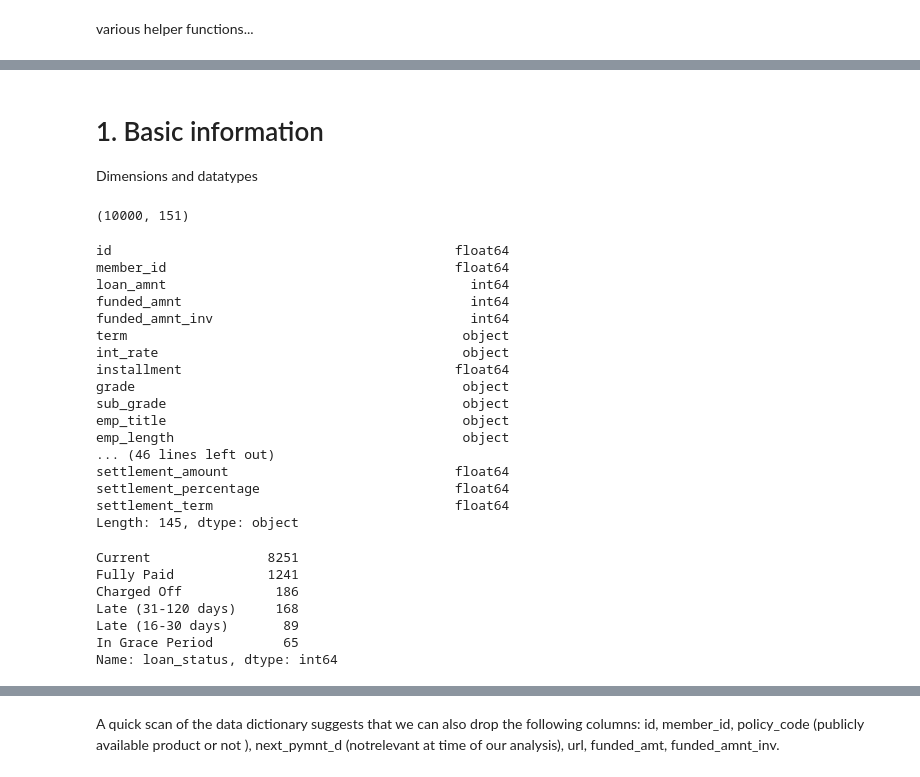
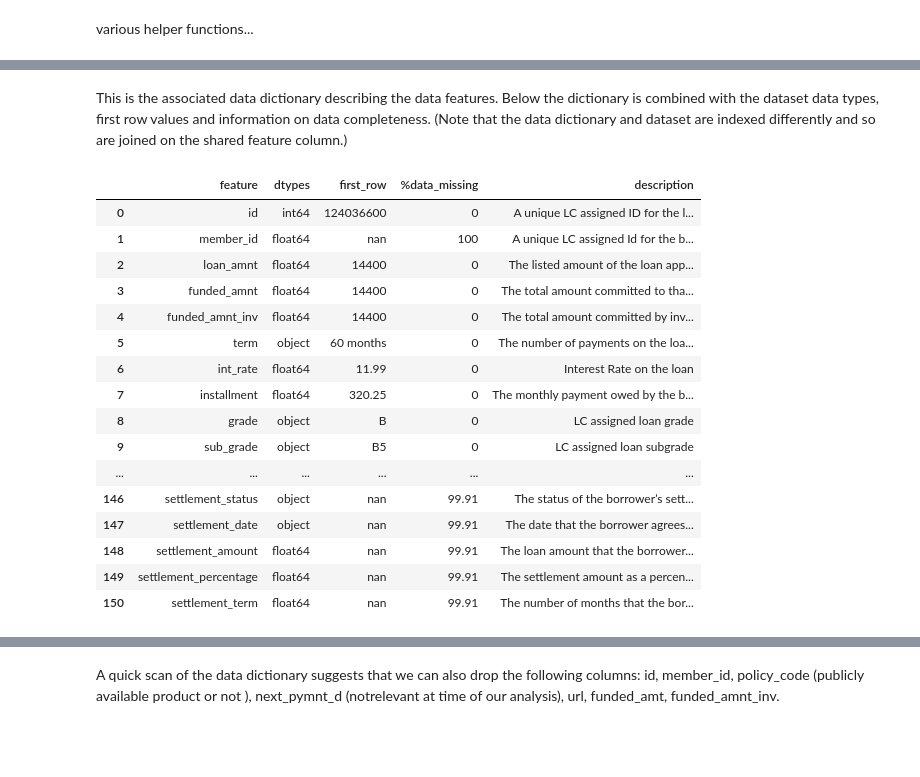
Before and after one commit to harrinac/lending_club_analysis, a Jupyter notebook: Lending Club Analyis.ipynb, the cells around one changed output, grey strips where cells are left out. Cells and saved outputs as stored; diff of their text form; code cells hidden in the pictures; blank space fills up the shorter version.

```diff
--- a/Lending Club Analyis.ipynb
+++ b/Lending Club Analyis.ipynb
@@ -99,44 +64,33 @@ display_all(df.head().T)
-# %% [markdown]
-<span id="basic"></span>
-# 1. Basic information
-Dimensions and datatypes
-# %%
-# Dataframe dimensions
-df.shape
-# %% [output]
-(10000, 151)
-# %%
-# Column datatypes
-df.dtypes
-# %% [output]
-id                                            float64
-member_id                                     float64
-loan_amnt                                       int64
-funded_amnt                                     int64
-funded_amnt_inv                                 int64
-term                                           object
-int_rate                                       object
-installment                                   float64
-grade                                          object
-sub_grade                                      object
-emp_title                                      object
-emp_length                                     object
-... (46 lines left out)
-settlement_amount                             float64
-settlement_percentage                         float64
-settlement_term                               float64
-Length: 145, dtype: object
-# %%
-
-df["loan_status"].value_counts()
-#sns.countplot(y="loan_status", data=df)
-#plt.show()
-# %% [output]
-Current               8251
-Fully Paid            1241
-Charged Off            186
-Late (31-120 days)     168
-Late (16-30 days)       89
-In Grace Period         65
-Name: loan_status, dtype: int64
+# %% [markdown]
+This is the associated data dictionary describing the data features. Below the dictionary is combined with the dataset data types, first row values and information on data completeness. (Note that the data dictionary and dataset are indexed differently and so are joined on the shared feature column.)
+# %%
+data_dictionary = pd.read_excel('LCDataDictionary.xlsx').dropna()
+data_dictionary = data_dictionary.rename(columns={'LoanStatNew': 'feature', 'Description': 'description'})
+
+to_join_df = pd.DataFrame(df.dtypes,columns=['dtypes'])
+to_join_df.reset_index(inplace=True)
+to_join_df.rename(columns = {'index':'feature'}, inplace = True)
+to_join_df["first_row"] = df.loc[0].values
+to_join_df["%data_missing"] = (df.isnull().sum()/df.shape[0]*100).values
+
+data_preview = to_join_df.merge(data_dictionary, on ='feature',how ='left')
+display_all(data_preview.style.set_properties(subset=['description'], **{'width': '1000px'}))
+# %% [output]
+|  | feature | dtypes | first_row | %data_missing | description |
+| 0 | id | int64 | 124036600 | 0 | A unique LC assigned ID for the l... |
+| 1 | member_id | float64 | nan | 100 | A unique LC assigned Id for the b... |
+| 2 | loan_amnt | float64 | 14400 | 0 | The listed amount of the loan app... |
+| 3 | funded_amnt | float64 | 14400 | 0 | The total amount committed to tha... |
+| 4 | funded_amnt_inv | float64 | 14400 | 0 | The total amount committed by inv... |
+| 5 | term | object | 60 months | 0 | The number of payments on the loa... |
+| 6 | int_rate | float64 | 11.99 | 0 | Interest Rate on the loan |
+| 7 | installment | float64 | 320.25 | 0 | The monthly payment owed by the b... |
+| 8 | grade | object | B | 0 | LC assigned loan grade |
+| 9 | sub_grade | object | B5 | 0 | LC assigned loan subgrade |
+| ... | ... | ... | ... | ... | ... |
+| 146 | settlement_status | object | nan | 99.91 | The status of the borrower’s sett... |
+| 147 | settlement_date | object | nan | 99.91 | The date that the borrower agrees... |
+| 148 | settlement_amount | float64 | nan | 99.91 | The loan amount that the borrower... |
+| 149 | settlement_percentage | float64 | nan | 99.91 | The settlement amount as a percen... |
+| 150 | settlement_term | float64 | nan | 99.91 | The number of months that the bor... |
 # %% [markdown]
```
Also changed, not shown: parts of 33 cells of this notebook.
